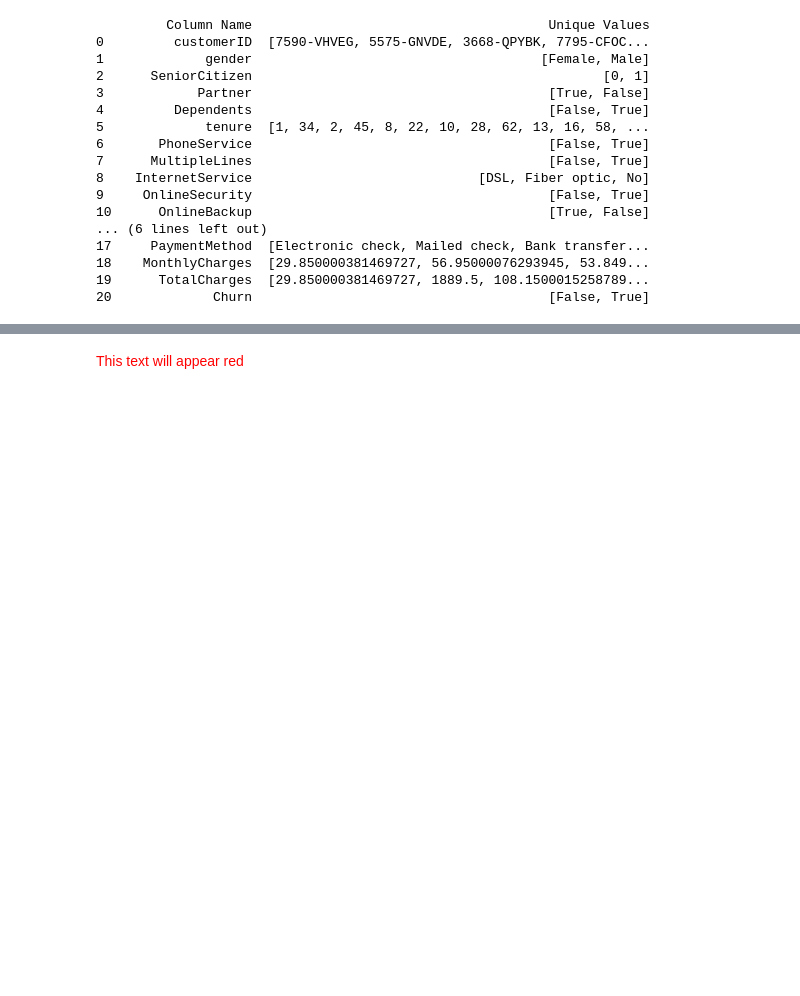
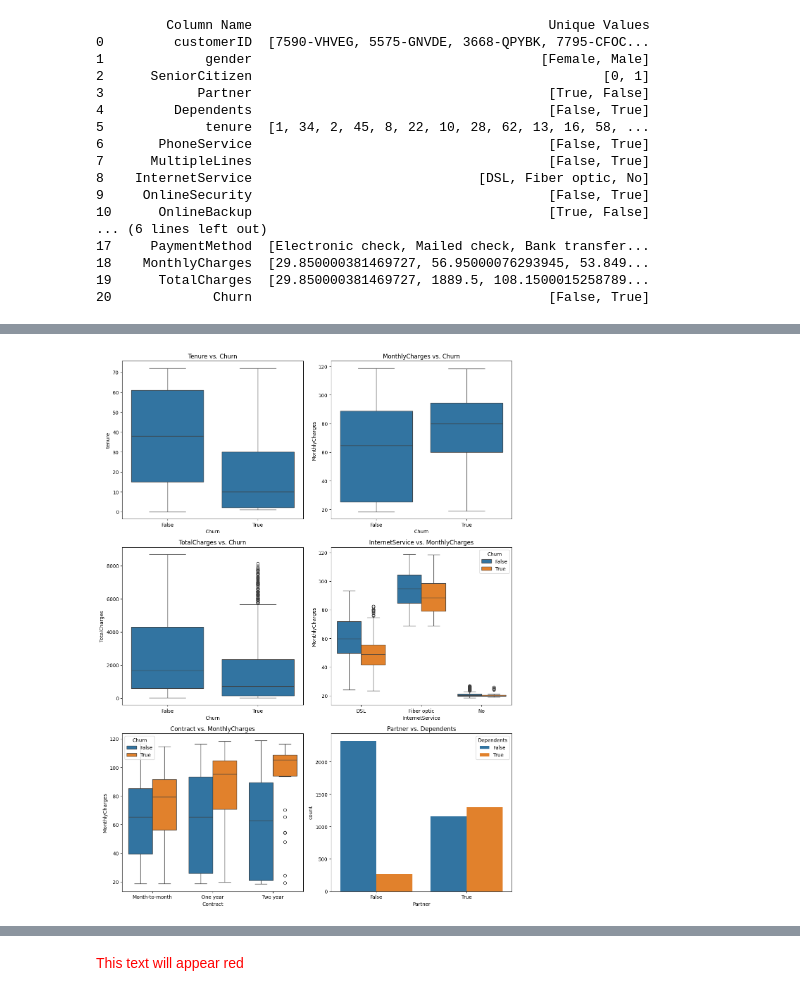
Before and after one commit to wamathaiwandeto/Customer-Churn-Prediction, a Jupyter notebook: churn.ipynb, the cells around one changed output, grey strips where cells are left out. Cells and saved outputs as stored; diff of their text form; code cells hidden in the pictures; blank space fills up the shorter version.

```diff
--- a/churn.ipynb
+++ b/churn.ipynb
@@ -462,0 +531,33 @@ print(unique_values_table)
+# %%
+# Set up the matplotlib figure with subplots
+fig, axes = plt.subplots(nrows=3, ncols=2, figsize=(12, 16))
+
+# Bivariate analysis: Tenure vs. Churn
+sns.boxplot(x='Churn', y='tenure', data=train_df, ax=axes[0, 0])
+axes[0, 0].set_title('Tenure vs. Churn')
+
+# Bivariate analysis: MonthlyCharges vs. Churn
+sns.boxplot(x='Churn', y='MonthlyCharges', data=train_df, ax=axes[0, 1])
+axes[0, 1].set_title('MonthlyCharges vs. Churn')
+
+# Bivariate analysis: TotalCharges vs. Churn (assuming TotalCharges is numeric)
+sns.boxplot(x='Churn', y='TotalCharges', data=train_df, ax=axes[1, 0])
+axes[1, 0].set_title('TotalCharges vs. Churn')
+
+# Bivariate analysis: InternetService vs. MonthlyCharges
+sns.boxplot(x='InternetService', y='MonthlyCharges', hue='Churn', data=train_df, ax=axes[1, 1])
+axes[1, 1].set_title('InternetService vs. MonthlyCharges')
+
+# Bivariate analysis: Contract vs. MonthlyCharges
+sns.boxplot(x='Contract', y='MonthlyCharges', hue='Churn', data=train_df, ax=axes[2, 0])
+axes[2, 0].set_title('Contract vs. MonthlyCharges')
+
+# Bivariate analysis: Partner vs. Dependents
+sns.countplot(x='Partner', hue='Dependents', data=train_df, ax=axes[2, 1])
+axes[2, 1].set_title('Partner vs. Dependents')
+
+# Adjust layout
+plt.tight_layout()
+plt.show()
+# %% [output]
+[figure, added]
```
Also changed, not shown: parts of 7 cells of this notebook.
